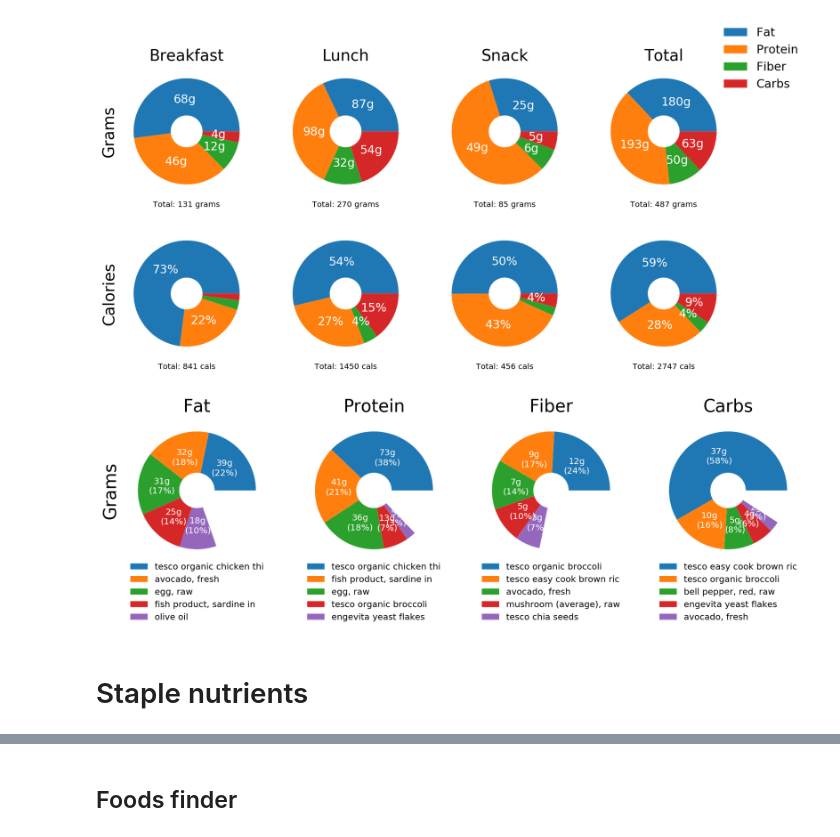
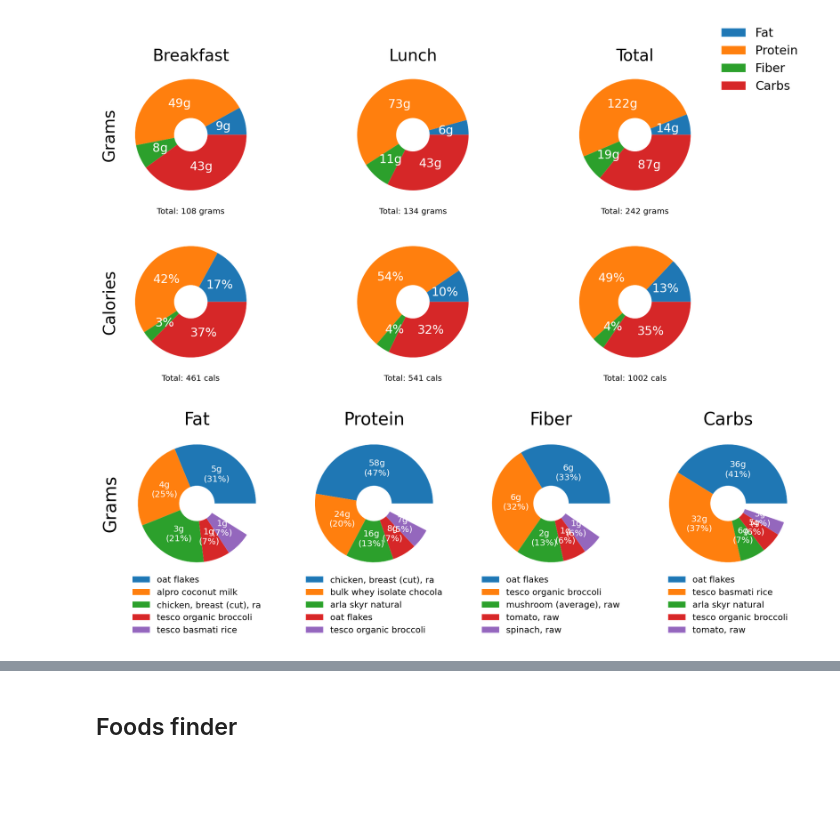
Before and after one commit to fabiangunzinger/food-tracker, a Jupyter notebook: dashboard.ipynb, the cells around one changed output, grey strips where cells are left out. Saved outputs shown, nothing was run; the diff lists cells and outputs as text; code cells hidden in the pictures; blank space fills up the shorter version.

```diff
--- a/dashboard.ipynb
+++ b/dashboard.ipynb
@@ -18,11 +18,9 @@ from foods.dashboard import (
 
 foods = read_database()
 # %%
-meal_data = make_data(meals.may13_2021, foods)
+meal_data = make_data(meals.aug22_2021, foods)
 meal_plots(meal_data)
 nuts_plots(meal_data)
 # %% [output]
-[figure, old version]
+[figure, new version]
-[figure, old version]
+[figure, new version]
-# %% [markdown]
-# Staple nutrients
```
Also changed, not shown: parts of 3 cells of this notebook, 3 other files.
